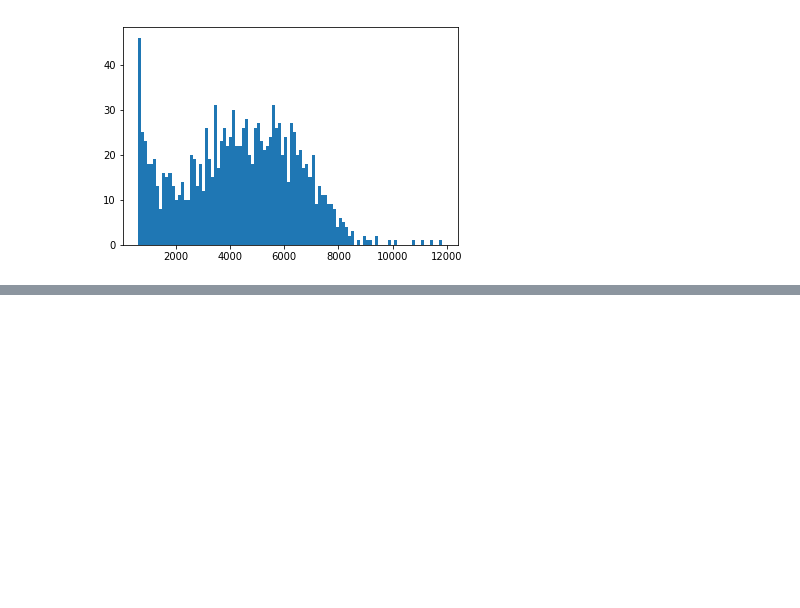
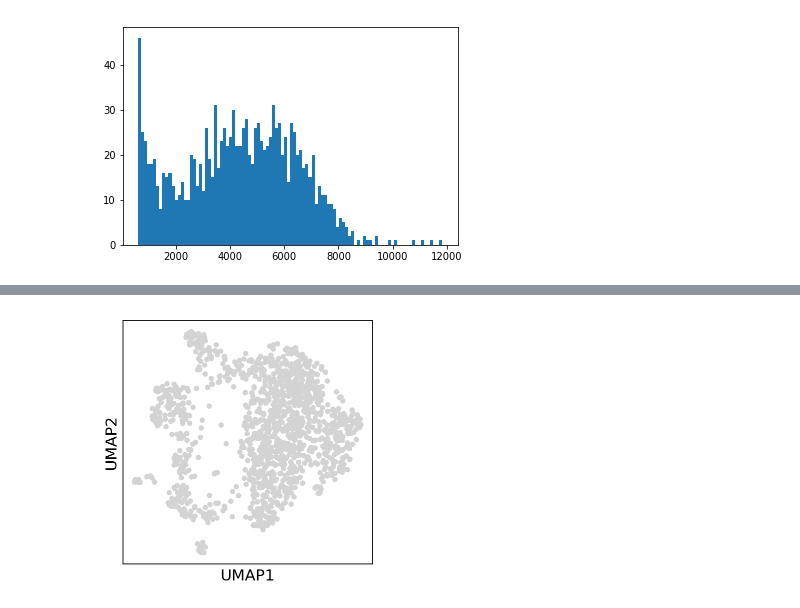
Before and after one commit to BUStools/BUS_notebooks_python, a Jupyter notebook: dataset-notebooks/10x_neuron_1k_v2chem_python/10x_neuron_1k_v2chem.ipynb, the cells around one changed output, grey strips where cells are left out. Drawn from its saved outputs; the diff is of its cells as text; code cells hidden in the pictures; blank space fills up the shorter version.

```diff
--- a/dataset-notebooks/10x_neuron_1k_v2chem_python/10x_neuron_1k_v2chem.ipynb
+++ b/dataset-notebooks/10x_neuron_1k_v2chem_python/10x_neuron_1k_v2chem.ipynb
@@ -385,0 +551,4 @@ print(len(bcv))
+# %%
+sc.pl.umap(adata)
+# %% [output]
+[figure, added]
```
Also changed, not shown: parts of 41 cells of this notebook.
